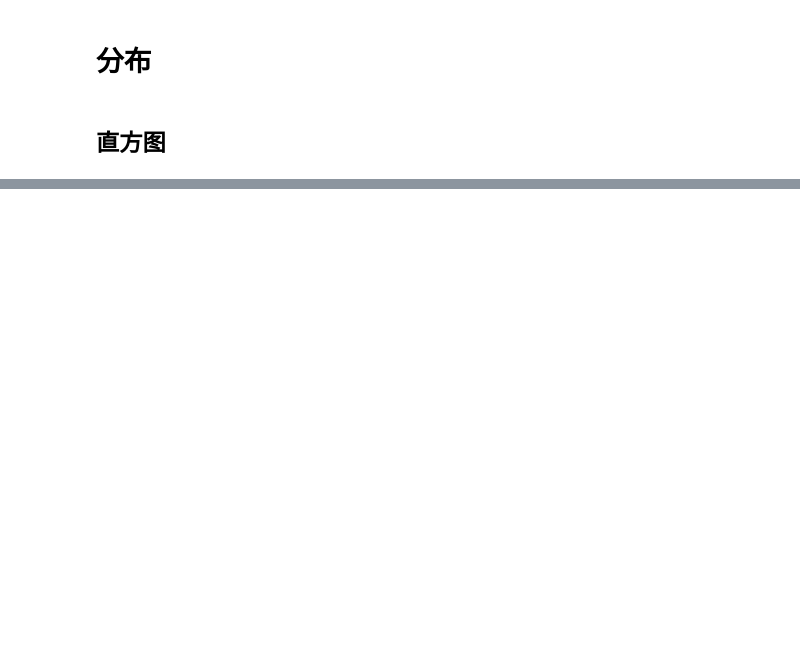
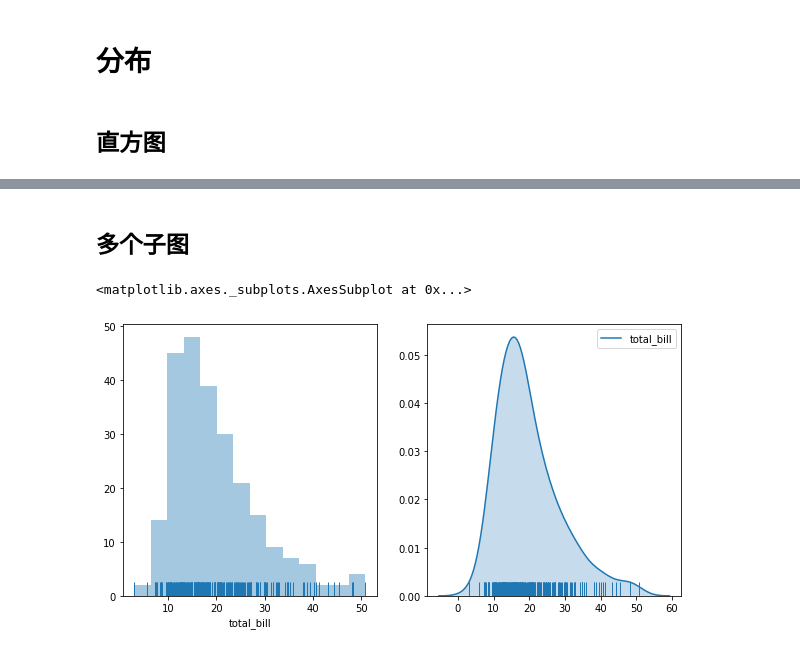
Before and after one commit to ThomasYounger02/DataScience, a Jupyter notebook: Visualization/Seaborn/一个变量.ipynb, the cells around one changed output, grey strips where cells are left out. Drawn from its saved outputs; the diff is of its cells as text; code cells hidden in the pictures; blank space fills up the shorter version.

```diff
--- a/Visualization/Seaborn/一个变量.ipynb
+++ b/Visualization/Seaborn/一个变量.ipynb
@@ -21,0 +37,13 @@ tips = sns.load_dataset('tips')
+# %% [markdown]
+## 多个子图
+# %%
+fig, axes = plt.subplots(1, 2, figsize=(10,5))
+
+sns.distplot(tips['total_bill'], ax=axes[0], kde=False)
+sns.rugplot(tips['total_bill'], ax=axes[0])
+
+sns.kdeplot(tips['total_bill'], ax=axes[1], shade=True)
+sns.rugplot(tips['total_bill'], ax=axes[1])
+# %% [output]
+<matplotlib.axes._subplots.AxesSubplot at 0x...>
+[figure, added]
```
Also changed, not shown: parts of 13 cells of this notebook, 2 other files.
